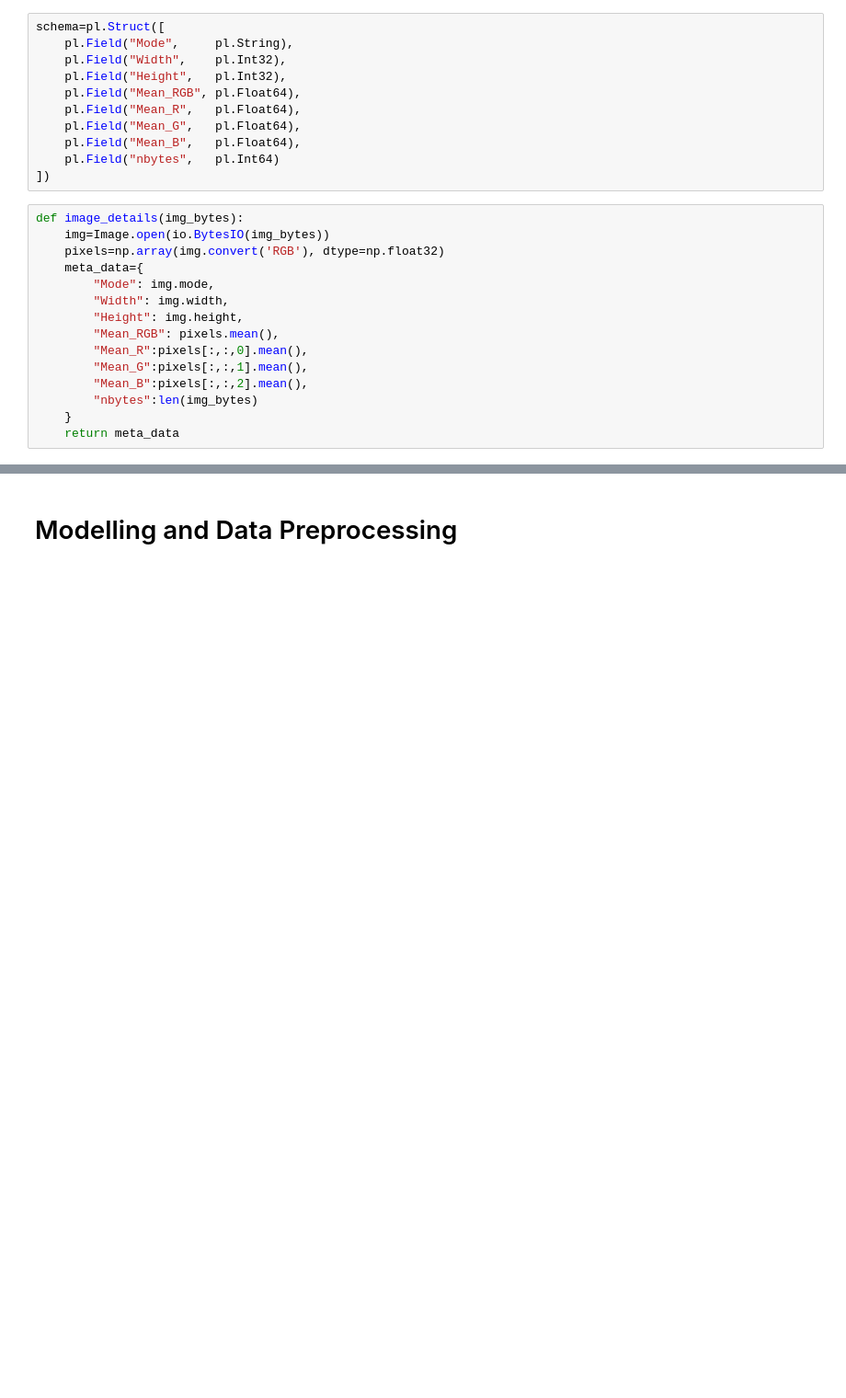
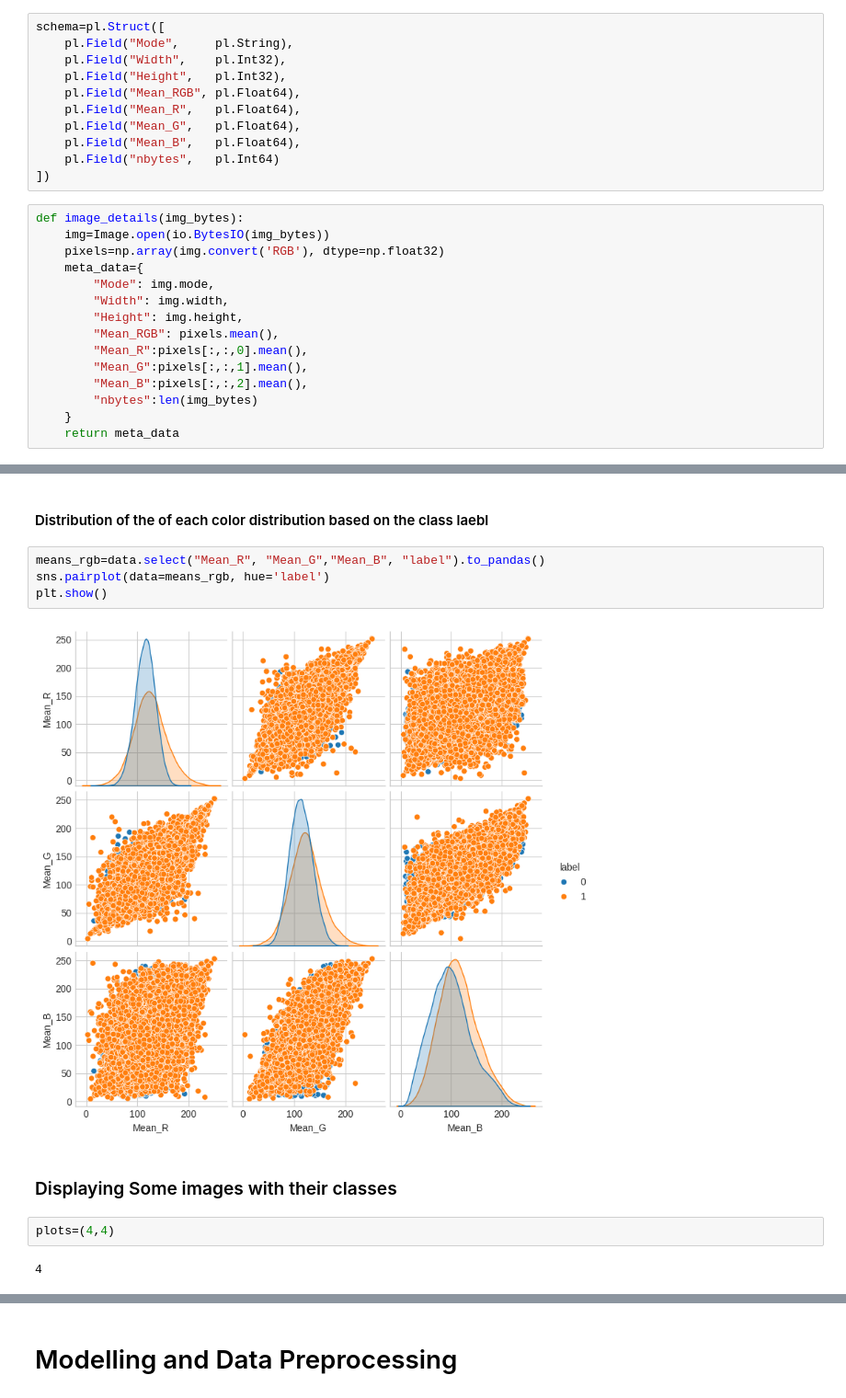
Before and after one commit to 1nuc/image-classification, a Jupyter notebook: run.ipynb, the cells around one changed output, grey strips where cells are left out. Shown at 92% size. Cells and saved outputs as stored; diff of their text form; blank space fills up the shorter version.

```diff
--- a/run.ipynb
+++ b/run.ipynb
@@ -109,0 +106,14 @@ shape: (100_000, 11)
+# %% [markdown]
+#### Distribution of the of each color distribution based on the class laebl
+# %%
+means_rgb=data.select("Mean_R", "Mean_G","Mean_B", "label").to_pandas()
+sns.pairplot(data=means_rgb, hue='label')
+plt.show()
+# %% [output]
+[figure, added]
+# %% [markdown]
+### Displaying Some images with their classes
+# %%
+plots=(4,4)
+# %% [output]
+4
```
Also changed, not shown: parts of 6 cells of this notebook.
